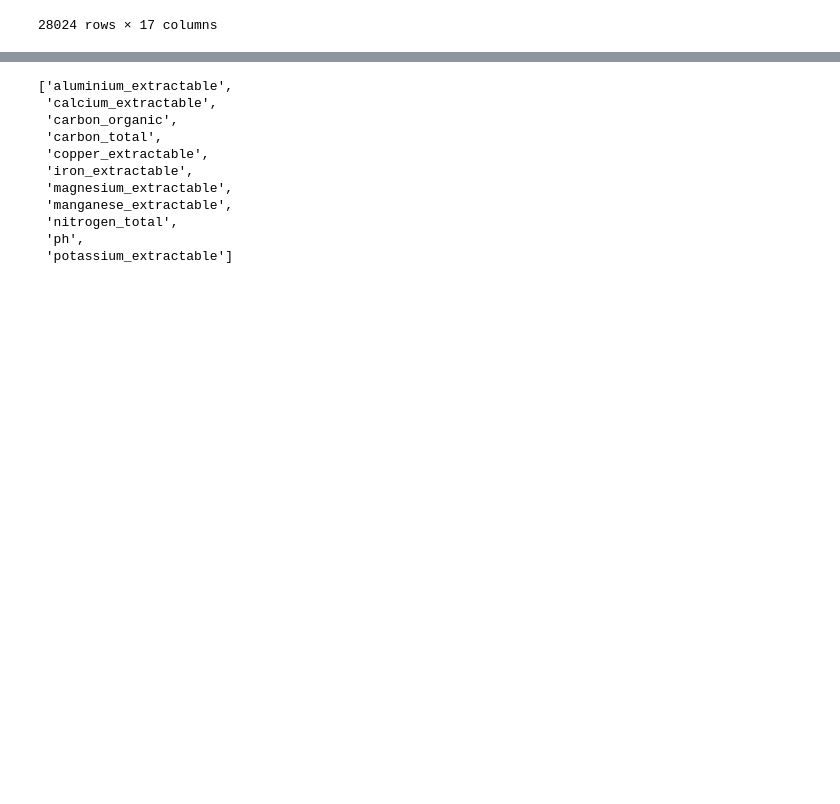
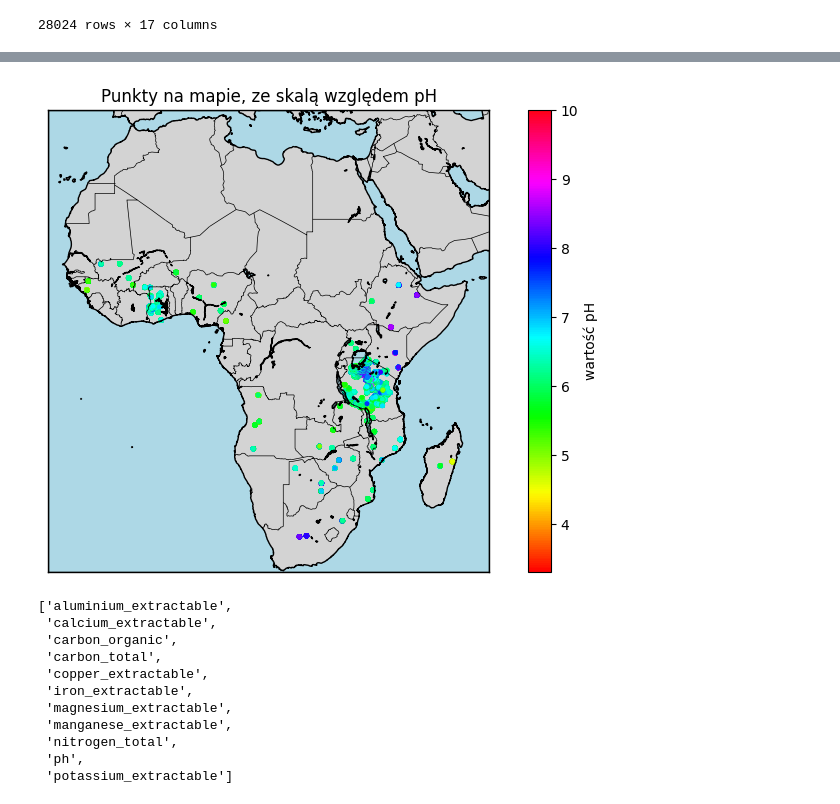
Before and after one commit to amdla/Data-visualisation, a Jupyter notebook: Afryka-ziemia/notebook.ipynb, the cells around one changed output, grey strips where cells are left out. Saved outputs shown, nothing was run; the diff lists cells and outputs as text; code cells hidden in the pictures; blank space fills up the shorter version.

```diff
--- a/Afryka-ziemia/notebook.ipynb
+++ b/Afryka-ziemia/notebook.ipynb
@@ -311,3 +346,52 @@ plt.show()
+# %%
+import matplotlib.pyplot as plt
+import matplotlib.cm as cm
+from matplotlib.colors import Normalize
+from mpl_toolkits.basemap import Basemap
+import numpy as np
+
+# Example DataFrame for demonstration
+# Uncomment and modify this if you'd like to simulate a DataFrame
+# import pandas as pd
+# df = pd.DataFrame({
+#     'latitude': np.random.uniform(-35, 38, 50),
+#     'longitude': np.random.uniform(-20, 55, 50),
+#     'ph': np.random.uniform(0, 14, 50)  # typical pH range (0-14)
+# })
+
+plt.figure(figsize=(10, 6))
+
+# Set basemap to Africa region
+m = Basemap(projection='merc',
+            llcrnrlat=-35, urcrnrlat=38,
+            llcrnrlon=-20, urcrnrlon=55,
+            resolution='i')
+
+m.drawcoastlines()
+m.drawcountries()
+m.drawmapboundary(fill_color='lightblue')
+m.fillcontinents(color='lightgray', lake_color='lightblue')
+
+norm = Normalize(vmin=3.3, vmax=10)
+cmap = cm.hsv  # you can choose any colormap you like
+
+# Extract latitude, longitude and ph values from DataFrame
+lats = df['latitude'].values
+lons = df['longitude'].values
+ph_values = df['ph'].values
+
+# Project the lat/lon points to map coordinates
+x, y = m(lons, lats)
+
+# Create a scatter plot with colored points based on ph values
+sc = m.scatter(x, y, c=ph_values, cmap=cmap, norm=norm, marker='.', s=25)
+
+# Add a colorbar to explain the color mapping
+plt.colorbar(sc, label='wartość pH')
+
+plt.title("Punkty na mapie, ze skalą względem pH")
+# %% [output]
+[figure, added]
 # %%
 columns = df.columns.to_list()[6:]
 columns
```
Also changed, not shown: parts of 5 cells of this notebook, 1 other file.
